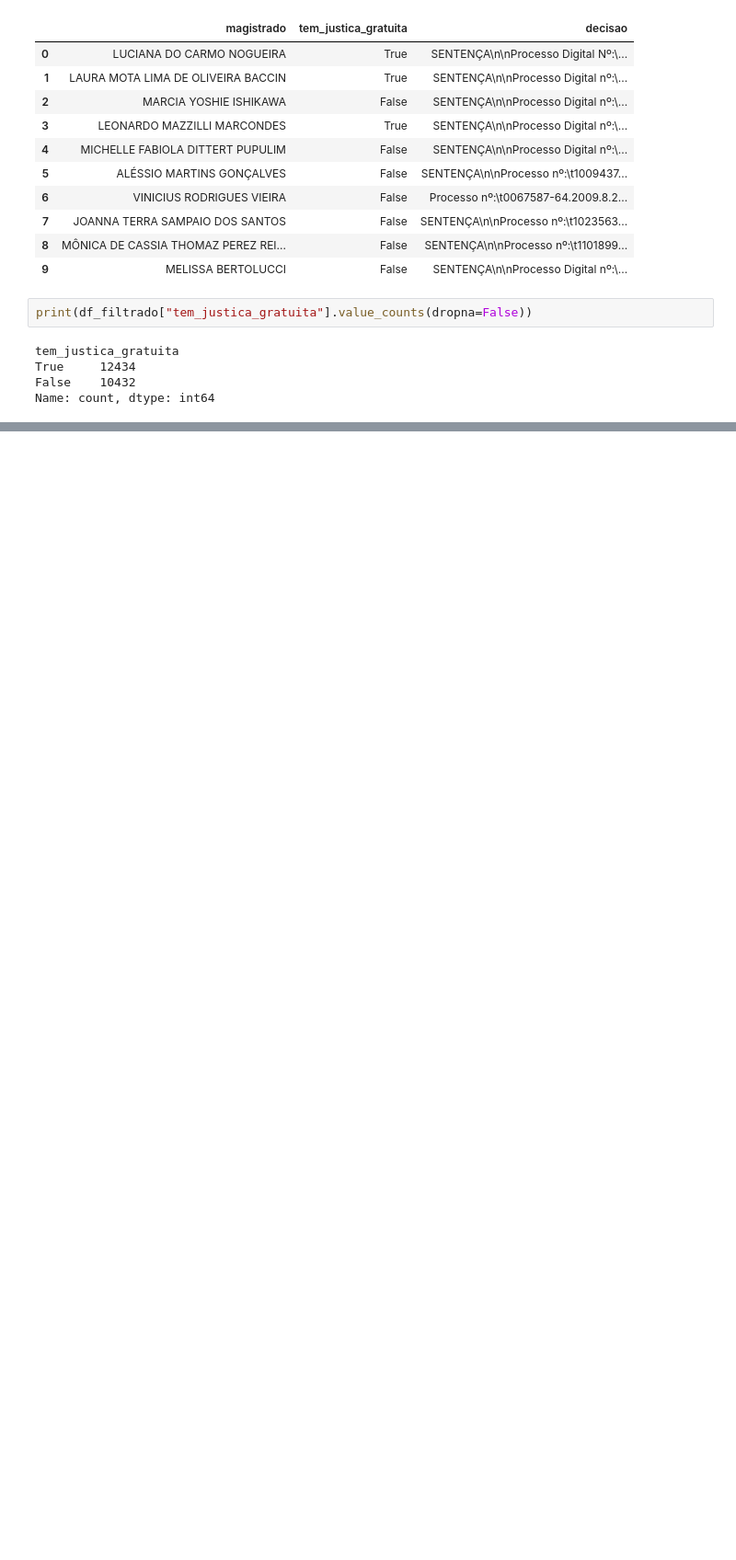
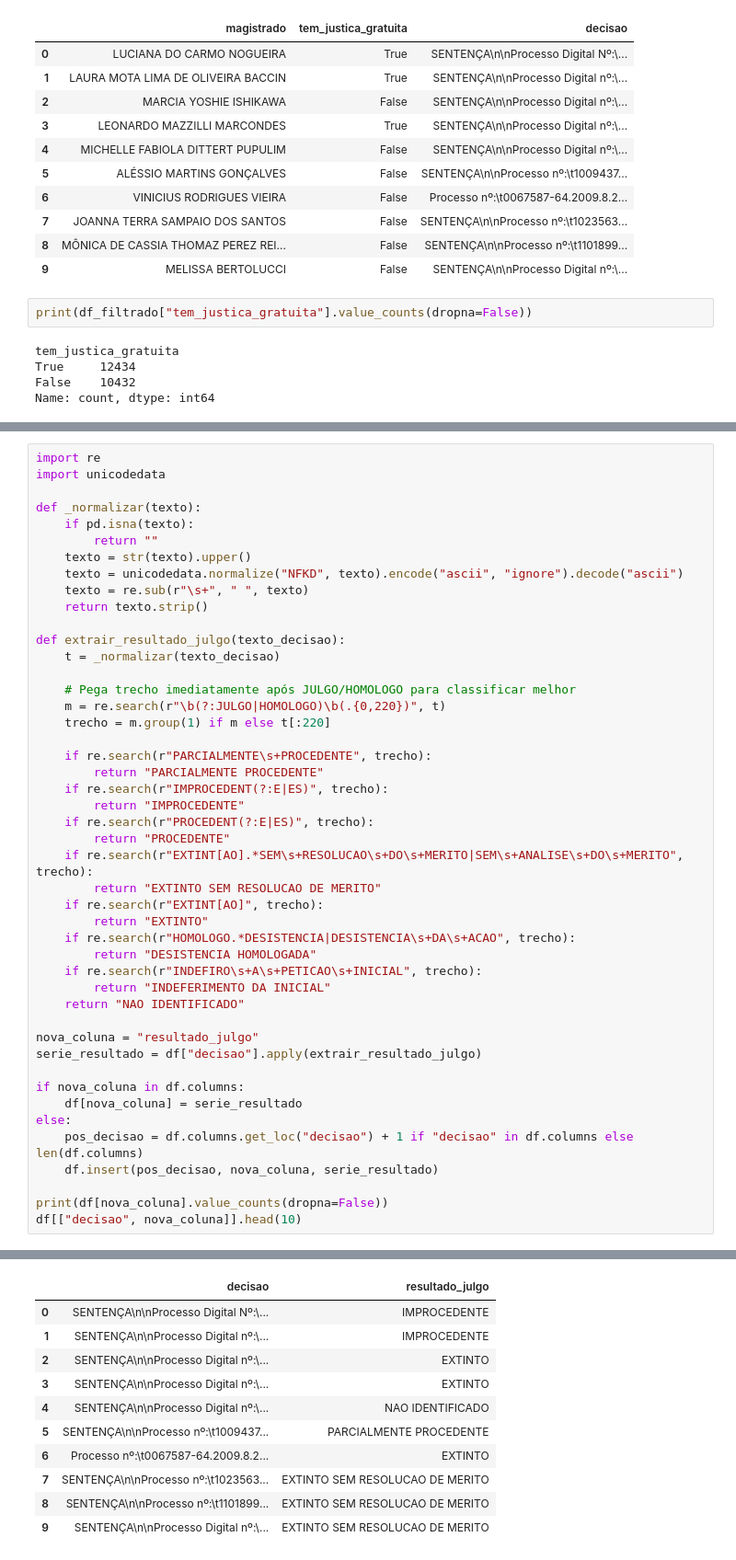
Before and after one commit to gab-correia/clinicas26, a Jupyter notebook: main.ipynb, the cells around one changed output, grey strips where cells are left out. Shown at 92% size. Saved outputs shown, nothing was run; the diff lists cells and outputs as text; blank space fills up the shorter version.

```diff
--- a/main.ipynb
+++ b/main.ipynb
@@ -171,0 +194,47 @@ display(resumo_assunto[resumo_assunto["sim"] == 0].head(30))
+# %%
+import re
+import unicodedata
+
+def _normalizar(texto):
+    if pd.isna(texto):
+        return ""
+    texto = str(texto).upper()
+    texto = unicodedata.normalize("NFKD", texto).encode("ascii", "ignore").decode("ascii")
+    texto = re.sub(r"\s+", " ", texto)
+    return texto.strip()
+
+def extrair_resultado_julgo(texto_decisao):
+    t = _normalizar(texto_decisao)
+
+    # Pega trecho imediatamente após JULGO/HOMOLOGO para classificar melhor
+    m = re.search(r"\b(?:JULGO|HOMOLOGO)\b(.{0,220})", t)
+    trecho = m.group(1) if m else t[:220]
+
+    if re.search(r"PARCIALMENTE\s+PROCEDENTE", trecho):
+        return "PARCIALMENTE PROCEDENTE"
+    if re.search(r"IMPROCEDENT(?:E|ES)", trecho):
+        return "IMPROCEDENTE"
+    if re.search(r"PROCEDENT(?:E|ES)", trecho):
+        return "PROCEDENTE"
+    if re.search(r"EXTINT[AO].*SEM\s+RESOLUCAO\s+DO\s+MERITO|SEM\s+ANALISE\s+DO\s+MERITO", trecho):
+        return "EXTINTO SEM RESOLUCAO DE MERITO"
+    if re.search(r"EXTINT[AO]", trecho):
+        return "EXTINTO"
+    if re.search(r"HOMOLOGO.*DESISTENCIA|DESISTENCIA\s+DA\s+ACAO", trecho):
+        return "DESISTENCIA HOMOLOGADA"
+    if re.search(r"INDEFIRO\s+A\s+PETICAO\s+INICIAL", trecho):
+        return "INDEFERIMENTO DA INICIAL"
+    return "NAO IDENTIFICADO"
+
+nova_coluna = "resultado_julgo"
+serie_resultado = df["decisao"].apply(extrair_resultado_julgo)
+
+if nova_coluna in df.columns:
+    df[nova_coluna] = serie_resultado
+else:
+    pos_decisao = df.columns.get_loc("decisao") + 1 if "decisao" in df.columns else len(df.columns)
+    df.insert(pos_decisao, nova_coluna, serie_resultado)
+
+print(df[nova_coluna].value_counts(dropna=False))
+df[["decisao", nova_coluna]].head(10)
+# %% [output]
@@ -171,0 +251,11 @@ display(resumo_assunto[resumo_assunto["sim"] == 0].head(30))
+|  | decisao | resultado_julgo |
+| 0 | SENTENÇA\n\nProcesso Digital Nº:\... | IMPROCEDENTE |
+| 1 | SENTENÇA\n\nProcesso Digital nº:\... | IMPROCEDENTE |
+| 2 | SENTENÇA\n\nProcesso Digital nº:\... | EXTINTO |
+| 3 | SENTENÇA\n\nProcesso Digital nº:\... | EXTINTO |
+| 4 | SENTENÇA\n\nProcesso Digital nº:\... | NAO IDENTIFICADO |
+| 5 | SENTENÇA\n\nProcesso nº:\t1009437... | PARCIALMENTE PROCEDENTE |
+| 6 | Processo nº:\t0067587-64.2009.8.2... | EXTINTO |
+| 7 | SENTENÇA\n\nProcesso nº:\t1023563... | EXTINTO SEM RESOLUCAO DE MERITO |
+| 8 | SENTENÇA\n\nProcesso nº:\t1101899... | EXTINTO SEM RESOLUCAO DE MERITO |
+| 9 | SENTENÇA\n\nProcesso Digital nº:\... | EXTINTO SEM RESOLUCAO DE MERITO |
```
Also changed, not shown: parts of 4 cells of this notebook, 2 other files.
